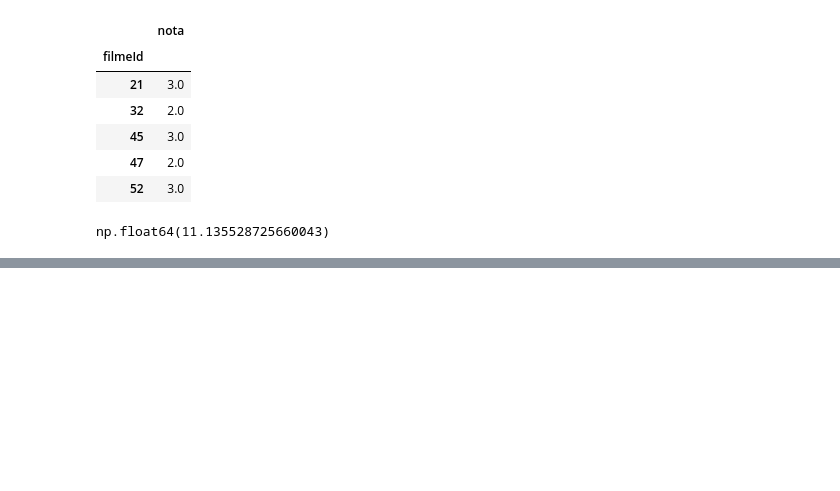
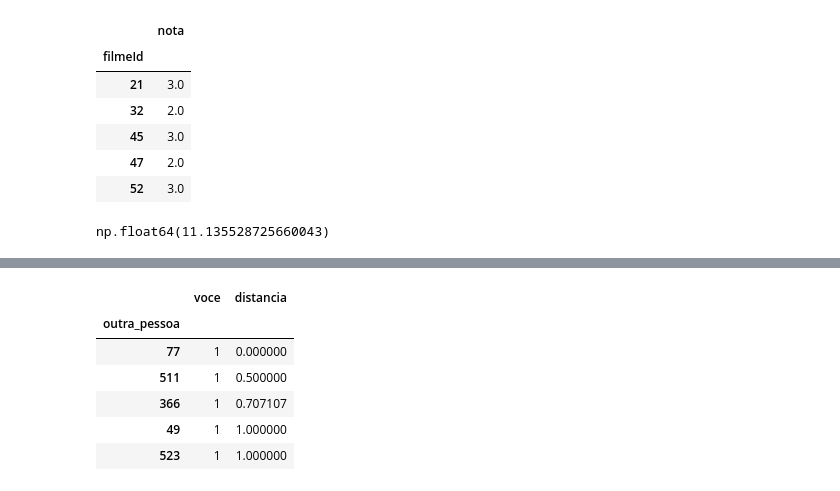
Before and after one commit to Velozo23/Data-Science, a Jupyter notebook: projeto_ml/sistema_recomendacao.ipynb, the cells around one changed output, grey strips where cells are left out. Saved outputs shown, nothing was run; the diff lists cells and outputs as text; code cells hidden in the pictures; blank space fills up the shorter version.

```diff
--- a/projeto_ml/sistema_recomendacao.ipynb
+++ b/projeto_ml/sistema_recomendacao.ipynb
@@ -272,0 +304,17 @@ np.float64(11.135528725660043)
+# %%
+#funcao que calcula os usuarios mais proximos de voce.
+def mais_proximos_de(voce_id):
+    distancias = distancia_de_todos(voce_id)
+    distancias = distancias.sort_values("distancia")
+    distancias = distancias.set_index("outra_pessoa").drop(voce_id)
+    return distancias
+
+mais_proximos_de(1).head()
+# %% [output]
+|  | voce | distancia |
+| outra_pessoa |  |  |
+| 77 | 1 | 0.000000 |
+| 511 | 1 | 0.500000 |
+| 366 | 1 | 0.707107 |
+| 49 | 1 | 1.000000 |
+| 523 | 1 | 1.000000 |
```
Also changed, not shown: parts of 16 cells of this notebook.
